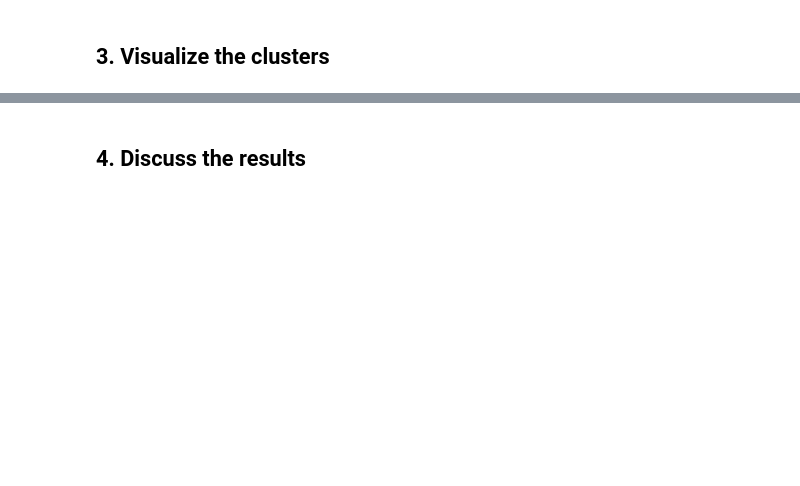
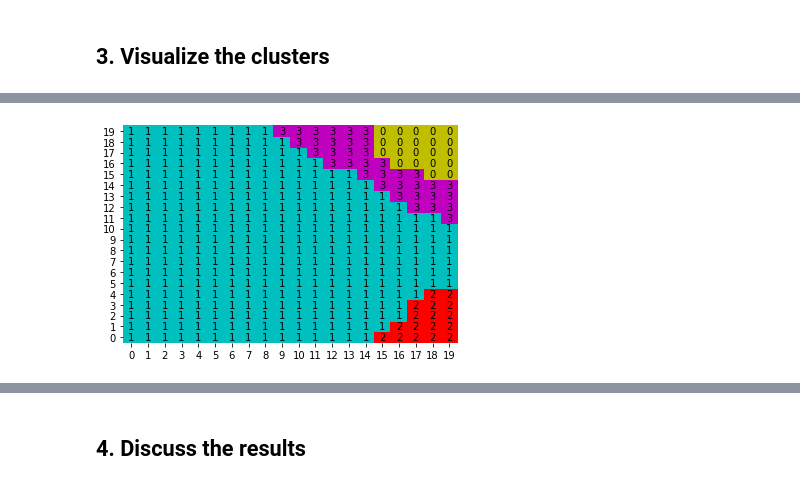
Before and after one commit to arnaud22560/P21_ML_Applications_Twitter_SOM_Clustering_NN_D1, a Jupyter notebook: Tweet Clustering with SOMs.ipynb, the cells around one changed output, grey strips where cells are left out. Cells and saved outputs as stored; diff of their text form; code cells hidden in the pictures; blank space fills up the shorter version.

```diff
--- a/Tweet Clustering with SOMs.ipynb
+++ b/Tweet Clustering with SOMs.ipynb
@@ -303,0 +424,10 @@ NameError: name 'words_to_remove' is not defined
+# %%
+cl = som.cluster(n_clusters=4)
+
+cmap = ["y", "c", "r", "m"]
+cluster_space = som.cluster_labels.reshape(mapsize)
+sns.heatmap(cluster_space, annot=True, cmap=cmap, annot_kws={"c": "k"}, cbar=False)
+plt.ylim(0, 20)
+plt.show()
+# %% [output]
+[figure, added]
```
Also changed, not shown: parts of 22 cells of this notebook, 5 other files.
